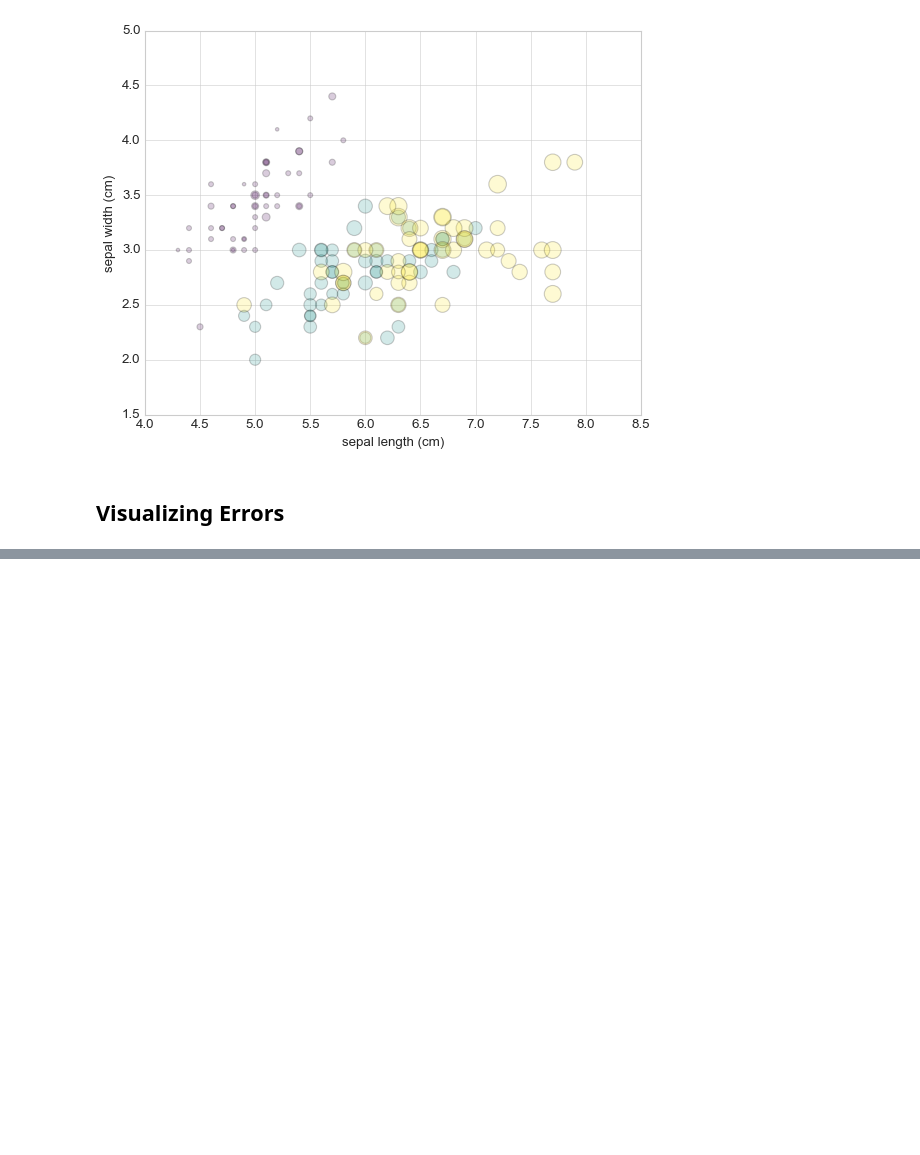
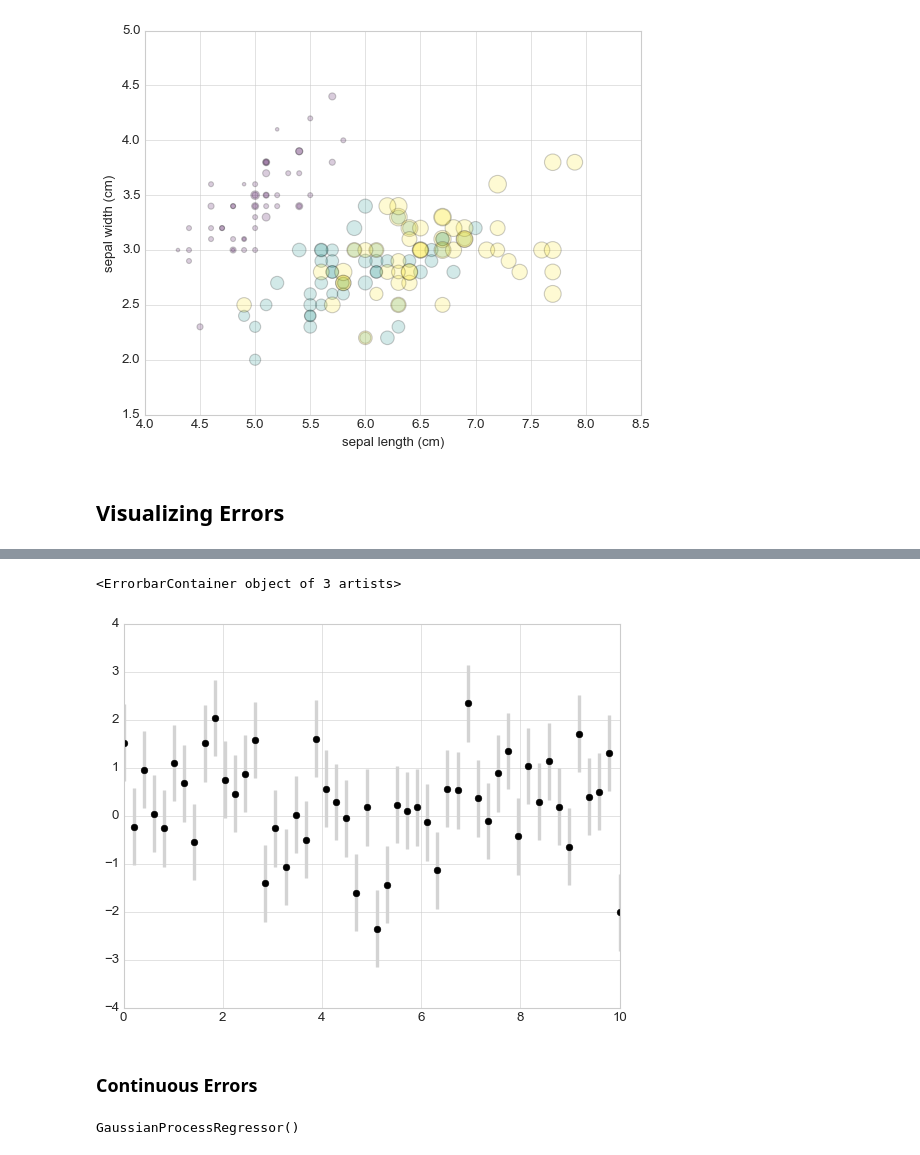
Before and after one commit to hemanthkotaprolu/Python-Data-Science-Handbook, a Jupyter notebook: MATPLOTLIB.ipynb, the cells around one changed output, grey strips where cells are left out. Cells and saved outputs as stored; diff of their text form; code cells hidden in the pictures; blank space fills up the shorter version.

```diff
--- a/MATPLOTLIB.ipynb
+++ b/MATPLOTLIB.ipynb
@@ -203,0 +220,7 @@ Text(0, 0.5, 'sepal width (cm)')
+# %%
+plt.errorbar(x, y, fmt='o', yerr=dy, color='black', ecolor='lightgray', elinewidth=3, capsize=0)
+# %% [output]
+<ErrorbarContainer object of 3 artists>
+[figure, added]
+# %% [markdown]
+### Continuous Errors
@@ -203,0 +234,9 @@ Text(0, 0.5, 'sepal width (cm)')
+# %%
+# gp = GaussianProcess(corr='cubic', theta0=1e-2, thetaL=1e-4, thetaU=1E-1,random_start=100)
+
+# gp = GaussianProcessRegressor(corr='cubic', theta0=1e-2, thetaL=1e-4, thetaU=1E-1,random_start=100)
+
+gp = GaussianProcessRegressor()
+gp.fit(xdata[:, np.newaxis], ydata)
+# %% [output]
+GaussianProcessRegressor()
```
Also changed, not shown: parts of 88 cells of this notebook.
